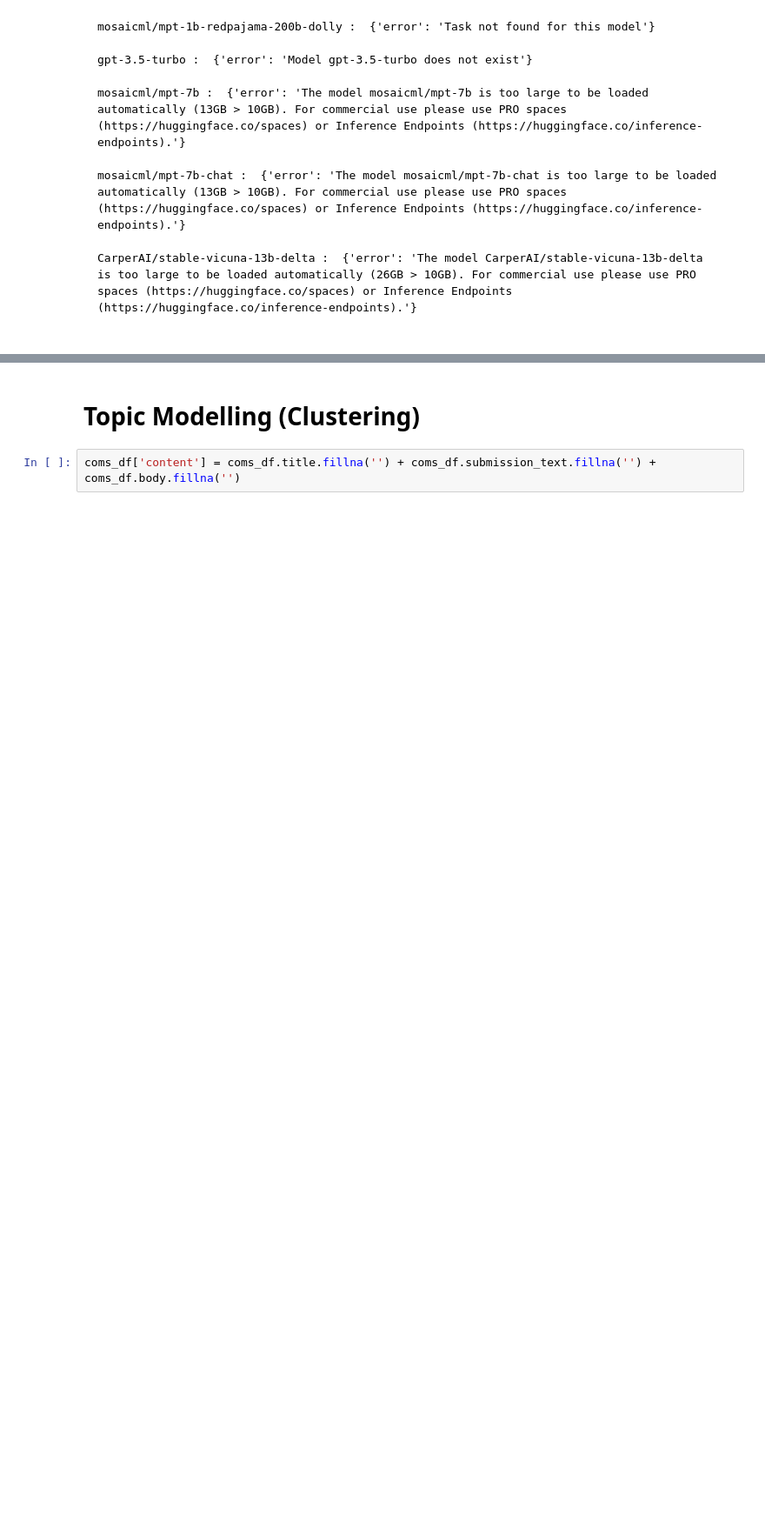
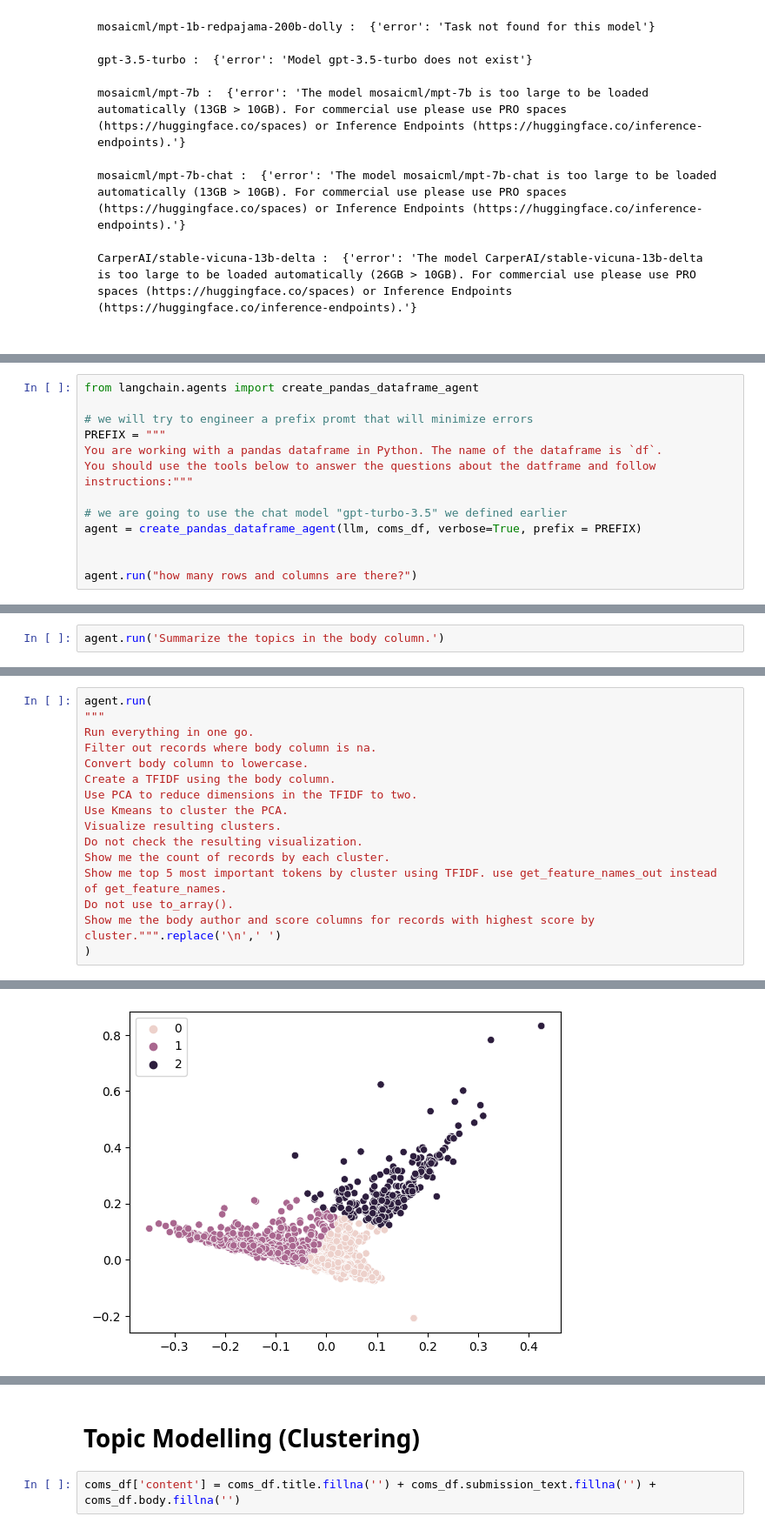
Before and after one commit to KobaKhit/llm-summarizer, a Jupyter notebook: test.ipynb, the cells around one changed output, grey strips where cells are left out. Shown at 87% size. Drawn from its saved outputs; the diff is of its cells as text; blank space fills up the shorter version.

```diff
--- a/test.ipynb
+++ b/test.ipynb
@@ -249,0 +148,13 @@ Who is the best soccer player in history?
+# %%
+from langchain.agents import create_pandas_dataframe_agent
+
+# we will try to engineer a prefix promt that will minimize errors
+PREFIX = """
+You are working with a pandas dataframe in Python. The name of the dataframe is `df`.
+You should use the tools below to answer the questions about the datframe and follow instructions:"""
+
+# we are going to use the chat model "gpt-turbo-3.5" we defined earlier
+agent = create_pandas_dataframe_agent(llm, coms_df, verbose=True, prefix = PREFIX)
+
+
+agent.run("how many rows and columns are there?")
@@ -249,0 +172,2 @@ Who is the best soccer player in history?
+# %%
+agent.run('Summarize the topics in the body column.')
@@ -249,0 +207,17 @@ Who is the best soccer player in history?
+# %%
+agent.run(
+"""
+Run everything in one go.
+Filter out records where body column is na.
+Convert body column to lowercase.
+Create a TFIDF using the body column.
+Use PCA to reduce dimensions in the TFIDF to two.
+Use Kmeans to cluster the PCA.
+Visualize resulting clusters.
+Do not check the resulting visualization.
+Show me the count of records by each cluster.
+Show me top 5 most important tokens by cluster using TFIDF. use get_feature_names_out instead of get_feature_names.
+Do not use to_array().
+Show me the body author and score columns for records with highest score by cluster.""".replace('\n',' ')
+)
+# %% [output]
@@ -249,0 +245 @@ Who is the best soccer player in history?
+[figure, added]
```
Also changed, not shown: parts of 83 cells of this notebook, 2 other files.
